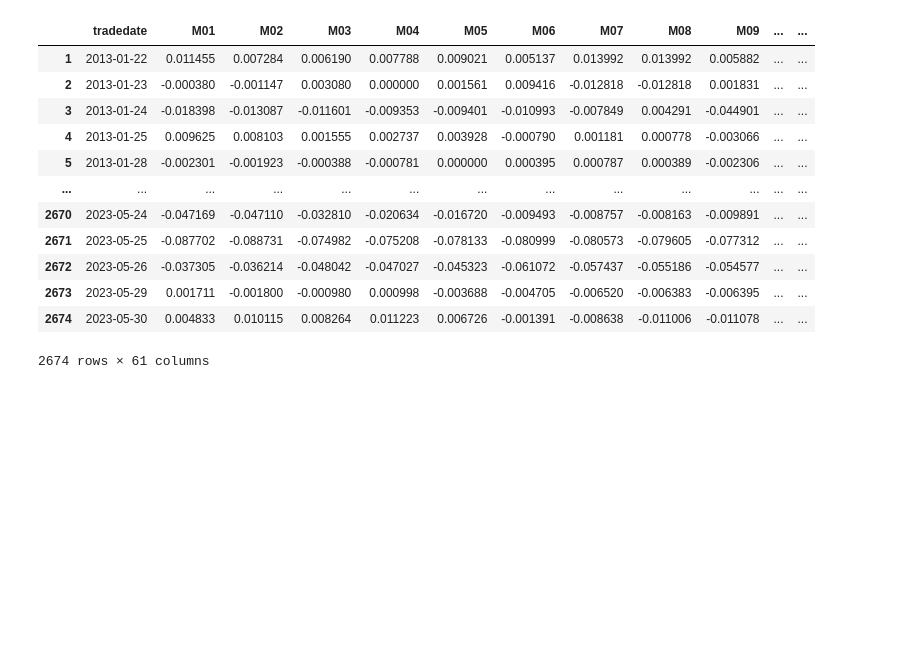
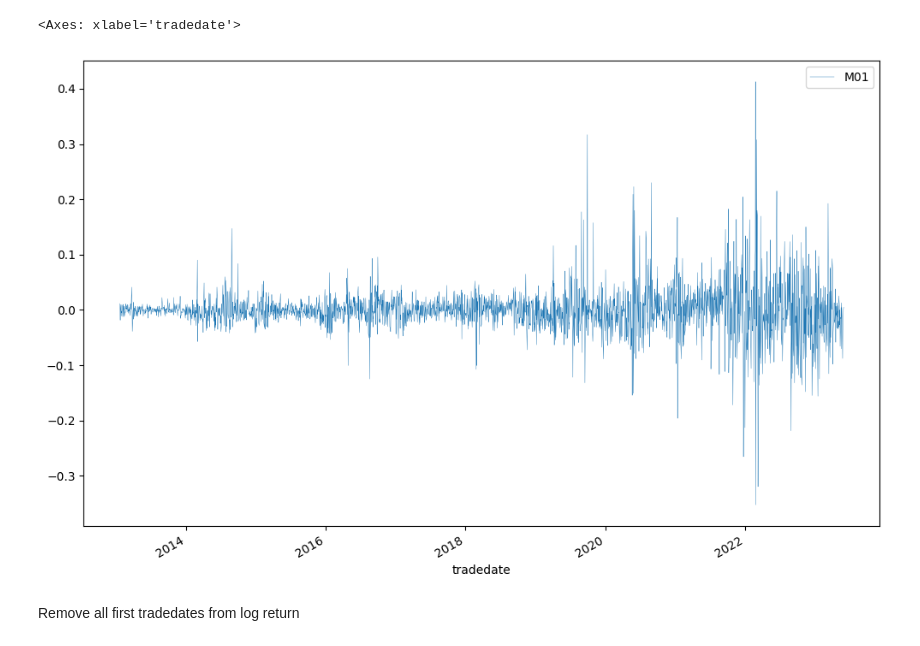
Before and after one commit to bmyksvoll/curves, a Jupyter notebook: eda-ice-ttf-futures.ipynb, the cells around one changed output. Saved outputs shown, nothing was run; the diff lists cells and outputs as text; code cells hidden in the pictures; blank space fills up the shorter version.

```diff
--- a/eda-ice-ttf-futures.ipynb
+++ b/eda-ice-ttf-futures.ipynb
@@ -49,23 +71,14 @@ plot_curves(after_2021, 'on or after 2021')
 # %%
 
 # Calculate log returns for each month column while preserving 'tradedate'
-ice_ttf_log_returns = np.log(ice_ttf.iloc[:, 1:] / ice_ttf.iloc[:, 1:].shift(1))
+#ice_ttf_log_returns = np.log(ice_ttf.iloc[:, 1:] / ice_ttf.iloc[:, 1:].shift(1))
+ice_ttf_lr = np.log(ice_ttf / ice_ttf.shift(1))
 
 # Insert the 'tradedate' column from the original DataFrame into the log returns DataFrame as the first column
-ice_ttf_log_returns.insert(0, 'tradedate', ice_ttf['tradedate'])
-ice_ttf_log_returns.dropna(inplace=True)
-ice_ttf_log_returns
+ice_ttf_lr.dropna(inplace=True)
+ice_ttf_lr[['M01']].plot(lw = 0.3)
 # %% [output]
-|  | tradedate | M01 | M02 | M03 | M04 | M05 | M06 | M07 | M08 | M09 | ... | ... |
-| 1 | 2013-01-22 | 0.011455 | 0.007284 | 0.006190 | 0.007788 | 0.009021 | 0.005137 | 0.013992 | 0.013992 | 0.005882 | ... | ... |
-| 2 | 2013-01-23 | -0.000380 | -0.001147 | 0.003080 | 0.000000 | 0.001561 | 0.009416 | -0.012818 | -0.012818 | 0.001831 | ... | ... |
-| 3 | 2013-01-24 | -0.018398 | -0.013087 | -0.011601 | -0.009353 | -0.009401 | -0.010993 | -0.007849 | 0.004291 | -0.044901 | ... | ... |
-| 4 | 2013-01-25 | 0.009625 | 0.008103 | 0.001555 | 0.002737 | 0.003928 | -0.000790 | 0.001181 | 0.000778 | -0.003066 | ... | ... |
-| 5 | 2013-01-28 | -0.002301 | -0.001923 | -0.000388 | -0.000781 | 0.000000 | 0.000395 | 0.000787 | 0.000389 | -0.002306 | ... | ... |
-| ... | ... | ... | ... | ... | ... | ... | ... | ... | ... | ... | ... | ... |
-| 2670 | 2023-05-24 | -0.047169 | -0.047110 | -0.032810 | -0.020634 | -0.016720 | -0.009493 | -0.008757 | -0.008163 | -0.009891 | ... | ... |
-| 2671 | 2023-05-25 | -0.087702 | -0.088731 | -0.074982 | -0.075208 | -0.078133 | -0.080999 | -0.080573 | -0.079605 | -0.077312 | ... | ... |
-| 2672 | 2023-05-26 | -0.037305 | -0.036214 | -0.048042 | -0.047027 | -0.045323 | -0.061072 | -0.057437 | -0.055186 | -0.054577 | ... | ... |
-| 2673 | 2023-05-29 | 0.001711 | -0.001800 | -0.000980 | 0.000998 | -0.003688 | -0.004705 | -0.006520 | -0.006383 | -0.006395 | ... | ... |
-| 2674 | 2023-05-30 | 0.004833 | 0.010115 | 0.008264 | 0.011223 | 0.006726 | -0.001391 | -0.008638 | -0.011006 | -0.011078 | ... | ... |
-2674 rows × 61 columns
+<Axes: xlabel='tradedate'>
+[figure, added]
+# %% [markdown]
+Remove all first tradedates from log return
```
Also changed, not shown: parts of 12 cells of this notebook, 2 other files.
